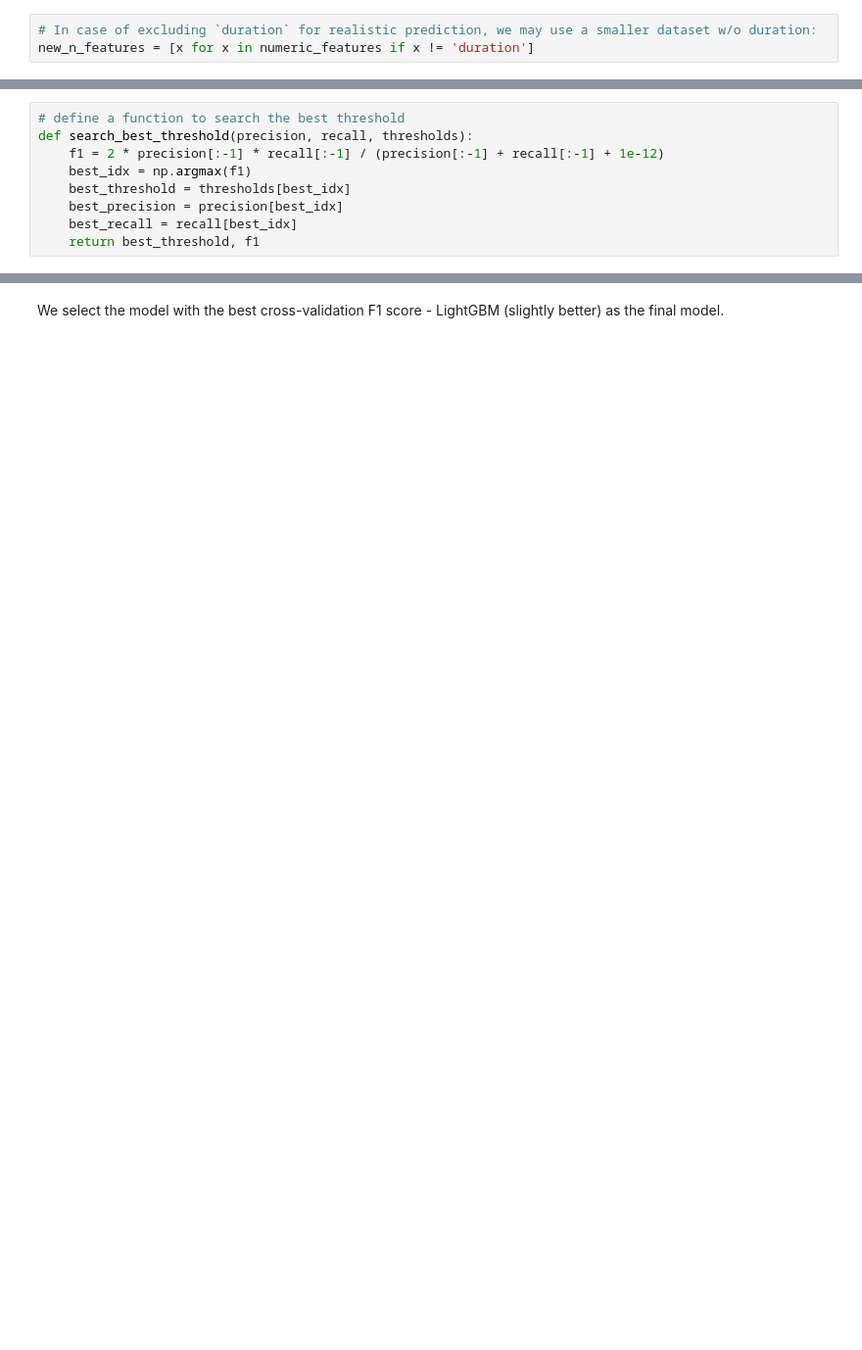
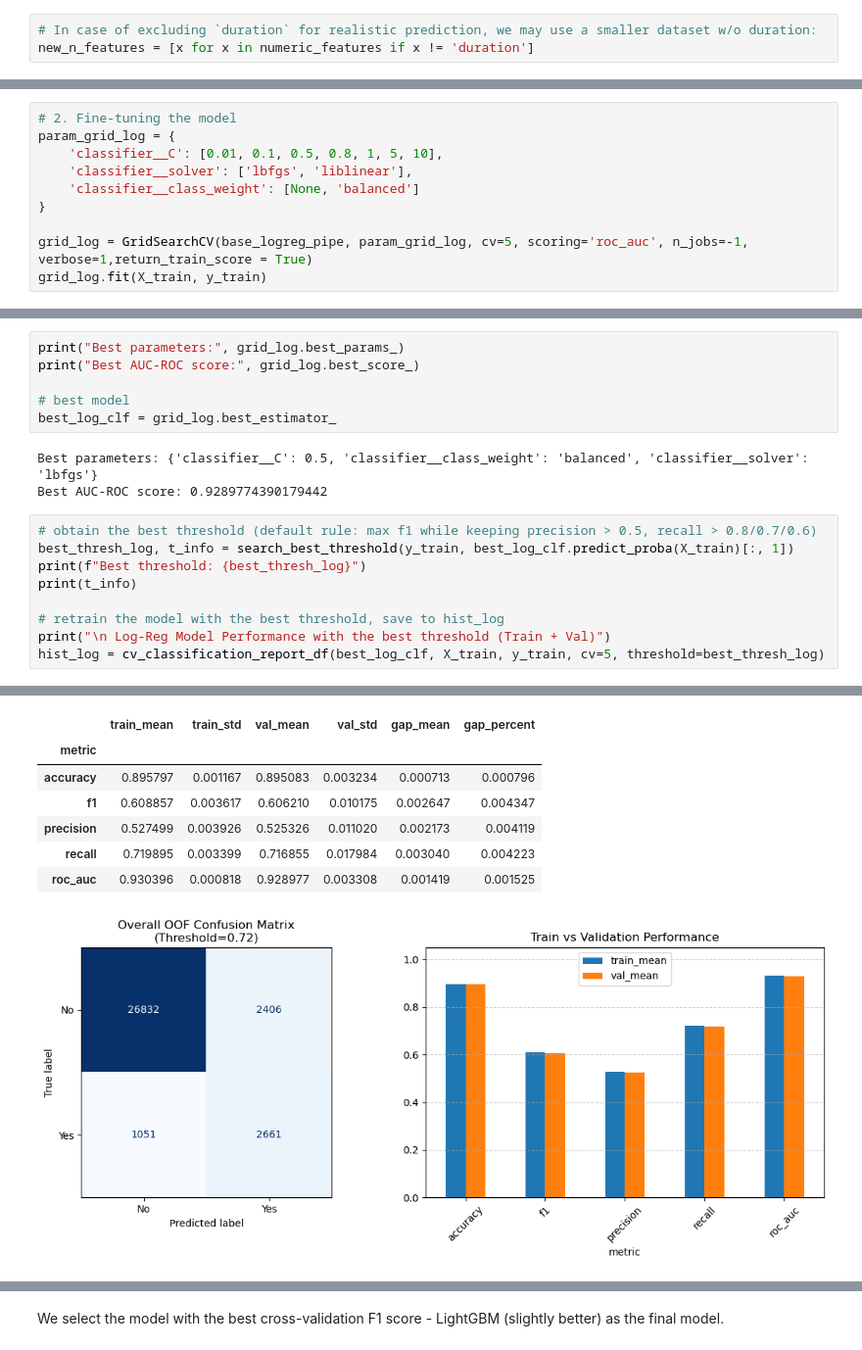
Before and after one commit to hjx2020/bank-marketing, a Jupyter notebook: bank_marketing_analysis.ipynb, the cells around one changed output, grey strips where cells are left out. Shown at 98% size. Drawn from its saved outputs; the diff is of its cells as text; blank space fills up the shorter version.

```diff
--- a/bank_marketing_analysis.ipynb
+++ b/bank_marketing_analysis.ipynb
@@ -465,9 +151,0 @@ plt.show()
-# %%
-# define a function to search the best threshold
-def search_best_threshold(precision, recall, thresholds):
-    f1 = 2 * precision[:-1] * recall[:-1] / (precision[:-1] + recall[:-1] + 1e-12)
-    best_idx = np.argmax(f1)
-    best_threshold = thresholds[best_idx]
-    best_precision = precision[best_idx]
-    best_recall = recall[best_idx]
-    return best_threshold, f1
@@ -611,0 +384,10 @@ plt.show()
+# %%
+# 2. Fine-tuning the model
+param_grid_log = {
+    'classifier__C': [0.01, 0.1, 0.5, 0.8, 1, 5, 10],
+    'classifier__solver': ['lbfgs', 'liblinear'],
+    'classifier__class_weight': [None, 'balanced']
+}
+
+grid_log = GridSearchCV(base_logreg_pipe, param_grid_log, cv=5, scoring='roc_auc', n_jobs=-1, verbose=1,return_train_score = True)
+grid_log.fit(X_train, y_train)
@@ -611,0 +421,19 @@ plt.show()
+# %%
+print("Best parameters:", grid_log.best_params_)
+print("Best AUC-ROC score:", grid_log.best_score_)
+
+# best model
+best_log_clf = grid_log.best_estimator_
+# %% [output]
+Best parameters: {'classifier__C': 0.5, 'classifier__class_weight': 'balanced', 'classifier__solver': 'lbfgs'}
+Best AUC-ROC score: 0.9289774390179442
+# %%
+# obtain the best threshold (default rule: max f1 while keeping precision > 0.5, recall > 0.8/0.7/0.6)
+best_thresh_log, t_info = search_best_threshold(y_train, best_log_clf.predict_proba(X_train)[:, 1])
+print(f"Best threshold: {best_thresh_log}")
+print(t_info)
+
+# retrain the model with the best threshold, save to hist_log
+print("\n Log-Reg Model Performance with the best threshold (Train + Val)")
+hist_log = cv_classification_report_df(best_log_clf, X_train, y_train, cv=5, threshold=best_thresh_log)
+# %% [output]
@@ -611,0 +446,8 @@ plt.show()
+|  | train_mean | train_std | val_mean | val_std | gap_mean | gap_percent |
+| metric |  |  |  |  |  |  |
+| accuracy | 0.895797 | 0.001167 | 0.895083 | 0.003234 | 0.000713 | 0.000796 |
+| f1 | 0.608857 | 0.003617 | 0.606210 | 0.010175 | 0.002647 | 0.004347 |
+| precision | 0.527499 | 0.003926 | 0.525326 | 0.011020 | 0.002173 | 0.004119 |
+| recall | 0.719895 | 0.003399 | 0.716855 | 0.017984 | 0.003040 | 0.004223 |
+| roc_auc | 0.930396 | 0.000818 | 0.928977 | 0.003308 | 0.001419 | 0.001525 |
+[figure, added]
```
Also changed, not shown: parts of 168 cells of this notebook, 13 other files.
